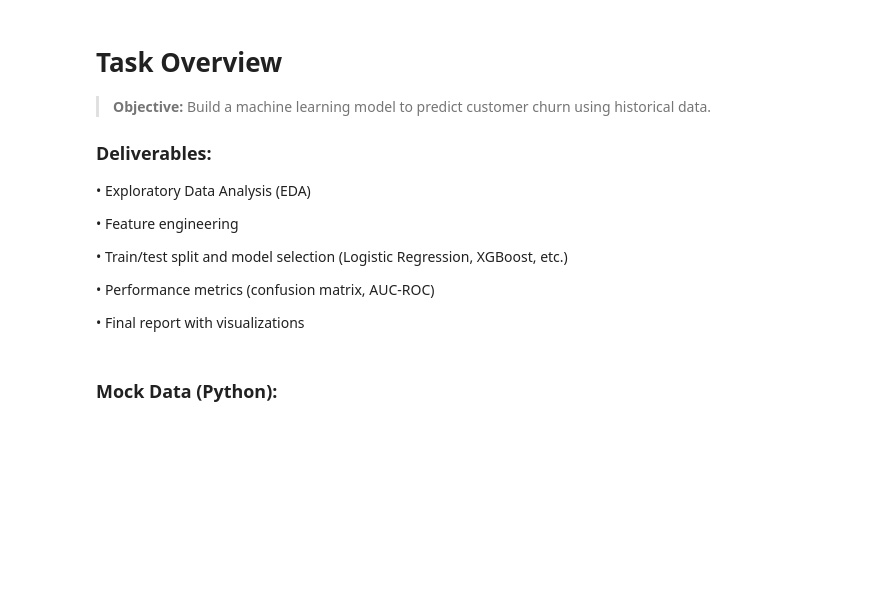
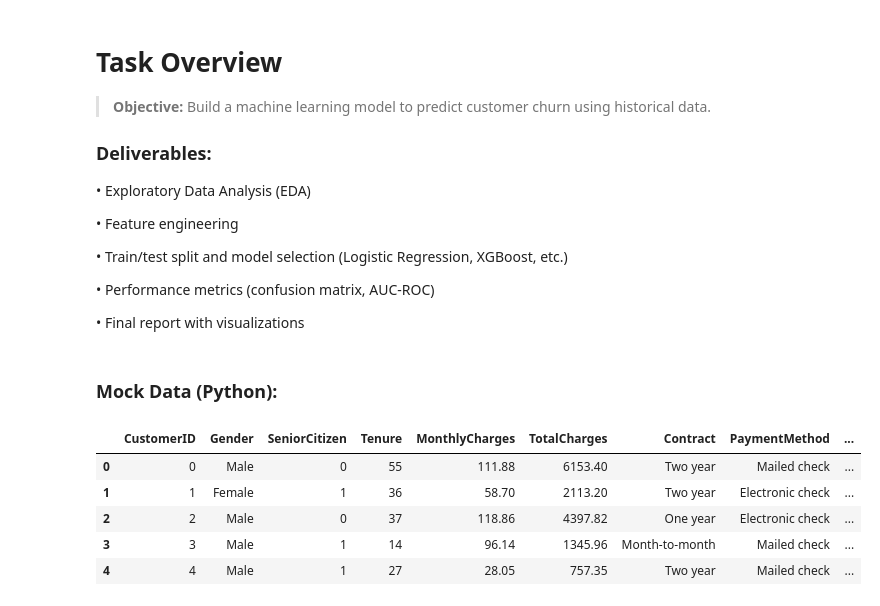
Before and after one commit to Maimoon-github/Customer-Churn-Prediction, a Jupyter notebook: notebooks/NoteBook.ipynb, the cells around one changed output. Saved outputs shown, nothing was run; the diff lists cells and outputs as text; code cells hidden in the pictures; blank space fills up the shorter version.

```diff
--- a/notebooks/NoteBook.ipynb
+++ b/notebooks/NoteBook.ipynb
@@ -77,0 +52,9 @@ plt.show()
+# %%
+data.head()
+# %% [output]
+|  | CustomerID | Gender | SeniorCitizen | Tenure | MonthlyCharges | TotalCharges | Contract | PaymentMethod | ... |
+| 0 | 0 | Male | 0 | 55 | 111.88 | 6153.40 | Two year | Mailed check | ... |
+| 1 | 1 | Female | 1 | 36 | 58.70 | 2113.20 | Two year | Electronic check | ... |
+| 2 | 2 | Male | 0 | 37 | 118.86 | 4397.82 | One year | Electronic check | ... |
+| 3 | 3 | Male | 1 | 14 | 96.14 | 1345.96 | Month-to-month | Mailed check | ... |
+| 4 | 4 | Male | 1 | 27 | 28.05 | 757.35 | Two year | Mailed check | ... |
```
Also changed, not shown: parts of 9 cells of this notebook.
